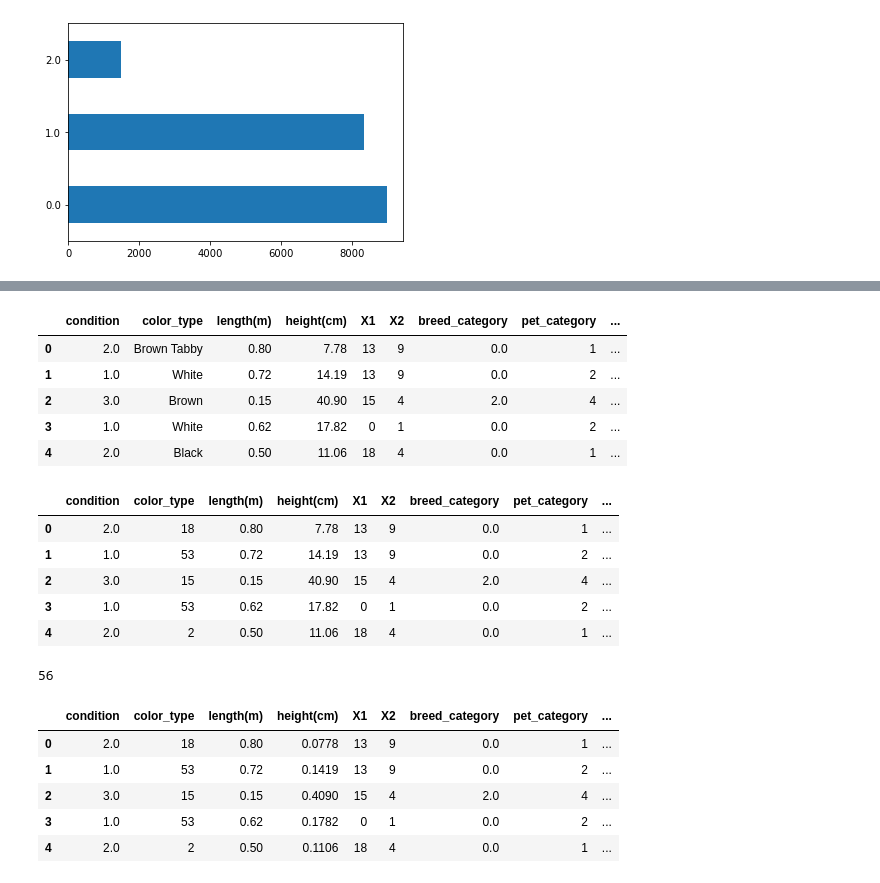
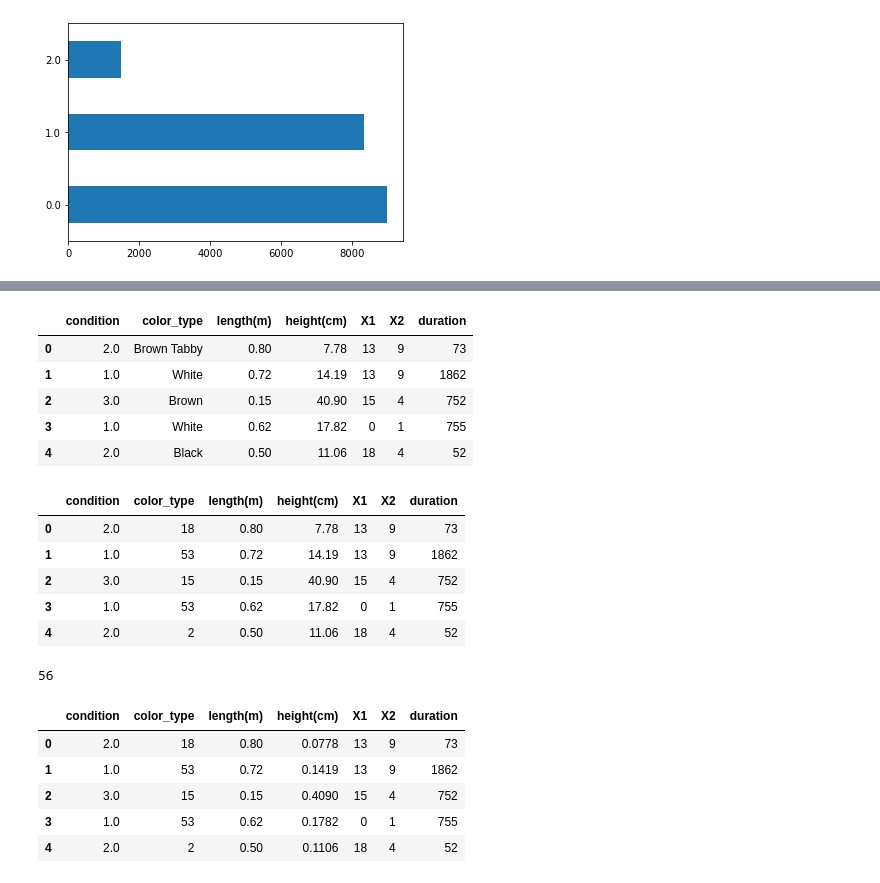
Before and after one commit to kaushikdayalan/hackerearth-adopt-a-buddy, a Jupyter notebook: pet-adoption.ipynb, the cells around one changed output, grey strips where cells are left out. Drawn from its saved outputs; the diff is of its cells as text; code cells hidden in the pictures.

```diff
--- a/pet-adoption.ipynb
+++ b/pet-adoption.ipynb
@@ -59,5 +63,5 @@ train['X2'].value_counts().plot(kind='barh')
 # %%
-train['issue_date'] = pd.to_datetime(train['issue_date'])
+full_set['issue_date'] = pd.to_datetime(full_set['issue_date'])
 # %%
-train['listing_date'] = pd.to_datetime(train['listing_date'])
+full_set['listing_date'] = pd.to_datetime(full_set['listing_date'])
 # %%
@@ -78,17 +82,17 @@ Name: listing_date, Length: 18834, dtype: datetime64[ns]
 # %%
-duration = (train['listing_date'] - train['issue_date']).dt.days
+duration = (full_set['listing_date'] - full_set['issue_date']).dt.days
 # %%
-train['duration'] = duration
+full_set['duration'] = duration
 # %%
-train = train.drop(['issue_date','listing_date','pet_id'],axis=1)
-train.head()
+full_set = full_set.drop(['issue_date','listing_date','pet_id'],axis=1)
+full_set.head()
 # %% [output]
-|  | condition | color_type | length(m) | height(cm) | X1 | X2 | breed_category | pet_category | ... |
-| 0 | 2.0 | Brown Tabby | 0.80 | 7.78 | 13 | 9 | 0.0 | 1 | ... |
-| 1 | 1.0 | White | 0.72 | 14.19 | 13 | 9 | 0.0 | 2 | ... |
-| 2 | 3.0 | Brown | 0.15 | 40.90 | 15 | 4 | 2.0 | 4 | ... |
-| 3 | 1.0 | White | 0.62 | 17.82 | 0 | 1 | 0.0 | 2 | ... |
-| 4 | 2.0 | Black | 0.50 | 11.06 | 18 | 4 | 0.0 | 1 | ... |
+|  | condition | color_type | length(m) | height(cm) | X1 | X2 | duration |
+| 0 | 2.0 | Brown Tabby | 0.80 | 7.78 | 13 | 9 | 73 |
+| 1 | 1.0 | White | 0.72 | 14.19 | 13 | 9 | 1862 |
+| 2 | 3.0 | Brown | 0.15 | 40.90 | 15 | 4 | 752 |
+| 3 | 1.0 | White | 0.62 | 17.82 | 0 | 1 | 755 |
+| 4 | 2.0 | Black | 0.50 | 11.06 | 18 | 4 | 52 |
 # %%
 from sklearn.preprocessing import LabelEncoder
 # %%
@@ -97,10 +101,10 @@ train['color_type'] = labelencoder.fit_transform(train['color_type'])
 # %%
-train.head()
+full_set.head()
 # %% [output]
-|  | condition | color_type | length(m) | height(cm) | X1 | X2 | breed_category | pet_category | ... |
-| 0 | 2.0 | 18 | 0.80 | 7.78 | 13 | 9 | 0.0 | 1 | ... |
-| 1 | 1.0 | 53 | 0.72 | 14.19 | 13 | 9 | 0.0 | 2 | ... |
-| 2 | 3.0 | 15 | 0.15 | 40.90 | 15 | 4 | 2.0 | 4 | ... |
-| 3 | 1.0 | 53 | 0.62 | 17.82 | 0 | 1 | 0.0 | 2 | ... |
-| 4 | 2.0 | 2 | 0.50 | 11.06 | 18 | 4 | 0.0 | 1 | ... |
+|  | condition | color_type | length(m) | height(cm) | X1 | X2 | duration |
+| 0 | 2.0 | 18 | 0.80 | 7.78 | 13 | 9 | 73 |
+| 1 | 1.0 | 53 | 0.72 | 14.19 | 13 | 9 | 1862 |
+| 2 | 3.0 | 15 | 0.15 | 40.90 | 15 | 4 | 752 |
+| 3 | 1.0 | 53 | 0.62 | 17.82 | 0 | 1 | 755 |
+| 4 | 2.0 | 2 | 0.50 | 11.06 | 18 | 4 | 52 |
 # %%
@@ -112,11 +116,11 @@ train['height(cm)'] = train['height(cm)']/100
 # %%
-train.head()
+full_set.head()
 # %% [output]
-|  | condition | color_type | length(m) | height(cm) | X1 | X2 | breed_category | pet_category | ... |
-| 0 | 2.0 | 18 | 0.80 | 0.0778 | 13 | 9 | 0.0 | 1 | ... |
-| 1 | 1.0 | 53 | 0.72 | 0.1419 | 13 | 9 | 0.0 | 2 | ... |
-| 2 | 3.0 | 15 | 0.15 | 0.4090 | 15 | 4 | 2.0 | 4 | ... |
-| 3 | 1.0 | 53 | 0.62 | 0.1782 | 0 | 1 | 0.0 | 2 | ... |
-| 4 | 2.0 | 2 | 0.50 | 0.1106 | 18 | 4 | 0.0 | 1 | ... |
+|  | condition | color_type | length(m) | height(cm) | X1 | X2 | duration |
+| 0 | 2.0 | 18 | 0.80 | 0.0778 | 13 | 9 | 73 |
+| 1 | 1.0 | 53 | 0.72 | 0.1419 | 13 | 9 | 1862 |
+| 2 | 3.0 | 15 | 0.15 | 0.4090 | 15 | 4 | 752 |
+| 3 | 1.0 | 53 | 0.62 | 0.1782 | 0 | 1 | 755 |
+| 4 | 2.0 | 2 | 0.50 | 0.1106 | 18 | 4 | 52 |
 # %%
 info = pd.DataFrame()
```
Also changed, not shown: parts of 19 cells of this notebook, 1 other file.
